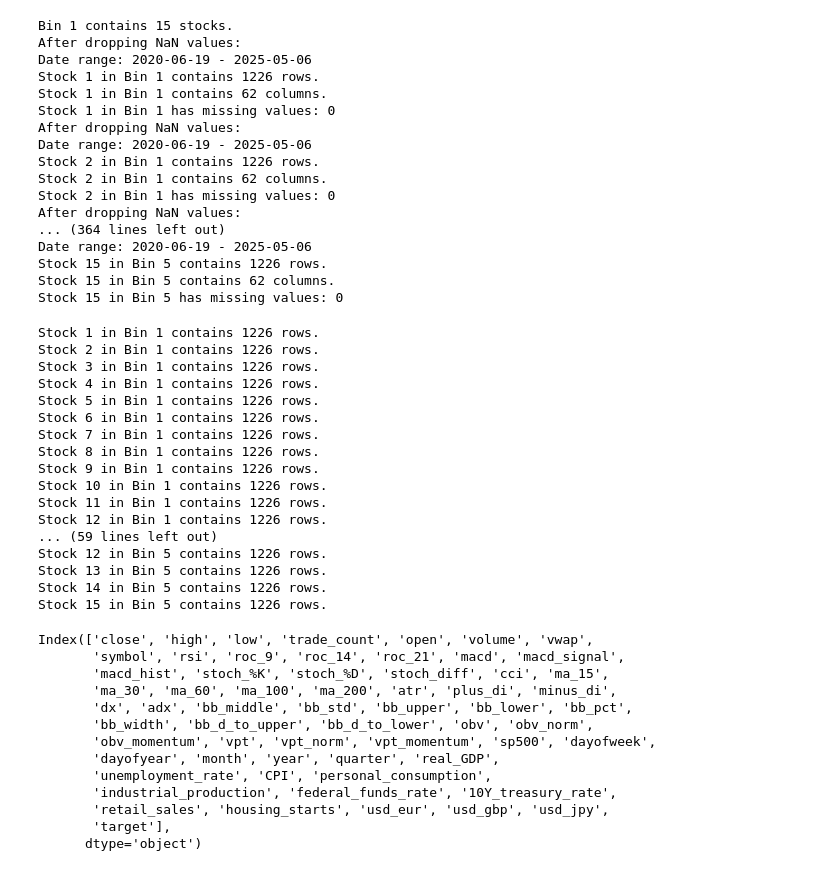
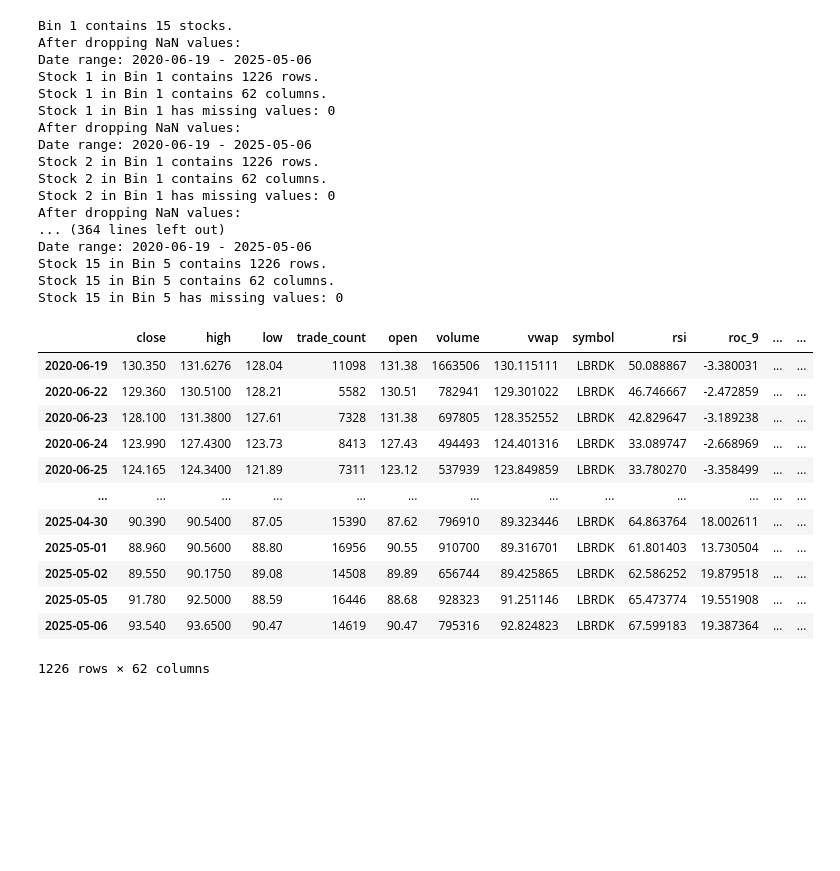
Before and after one commit to JAPARK10/BachelorsThesis, a Jupyter notebook: Data_Preprocessing_General.ipynb, the cells around one changed output. Drawn from its saved outputs; the diff is of its cells as text; code cells hidden in the pictures; blank space fills up the shorter version.

```diff
--- a/Data_Preprocessing_General.ipynb
+++ b/Data_Preprocessing_General.ipynb
@@ -343,25 +325,3 @@ Date range: 2020-06-19 - 2025-05-06
 Stock 15 in Bin 5 contains 1226 rows.
 Stock 15 in Bin 5 contains 62 columns.
 Stock 15 in Bin 5 has missing values: 0
-# %%
-for i in range(len(chosen_stocks)):
-    for j in range(len(chosen_stocks[i])):
-        print(f"Stock {j+1} in Bin {i+1} contains {len(chosen_stocks[i][j])} rows.")
-# %% [output]
-Stock 1 in Bin 1 contains 1226 rows.
-Stock 2 in Bin 1 contains 1226 rows.
-Stock 3 in Bin 1 contains 1226 rows.
-Stock 4 in Bin 1 contains 1226 rows.
-Stock 5 in Bin 1 contains 1226 rows.
-Stock 6 in Bin 1 contains 1226 rows.
-Stock 7 in Bin 1 contains 1226 rows.
-Stock 8 in Bin 1 contains 1226 rows.
-Stock 9 in Bin 1 contains 1226 rows.
-Stock 10 in Bin 1 contains 1226 rows.
-Stock 11 in Bin 1 contains 1226 rows.
-Stock 12 in Bin 1 contains 1226 rows.
-... (59 lines left out)
-Stock 12 in Bin 5 contains 1226 rows.
-Stock 13 in Bin 5 contains 1226 rows.
-Stock 14 in Bin 5 contains 1226 rows.
-Stock 15 in Bin 5 contains 1226 rows.
@@ -372,16 +328,16 @@ with open('processed_data/preprocessed_general.pkl', 'wb') as f:
 # %%
-chosen_stocks[0][0].columns
+chosen_stocks[2][14]
 # %% [output]
+|  | close | high | low | trade_count | open | volume | vwap | symbol | rsi | roc_9 | ... | ... |
+| 2020-06-19 | 130.350 | 131.6276 | 128.04 | 11098 | 131.38 | 1663506 | 130.115111 | LBRDK | 50.088867 | -3.380031 | ... | ... |
+| 2020-06-22 | 129.360 | 130.5100 | 128.21 | 5582 | 130.51 | 782941 | 129.301022 | LBRDK | 46.746667 | -2.472859 | ... | ... |
+| 2020-06-23 | 128.100 | 131.3800 | 127.61 | 7328 | 131.38 | 697805 | 128.352552 | LBRDK | 42.829647 | -3.189238 | ... | ... |
+| 2020-06-24 | 123.990 | 127.4300 | 123.73 | 8413 | 127.43 | 494493 | 124.401316 | LBRDK | 33.089747 | -2.668969 | ... | ... |
+| 2020-06-25 | 124.165 | 124.3400 | 121.89 | 7311 | 123.12 | 537939 | 123.849859 | LBRDK | 33.780270 | -3.358499 | ... | ... |
+| ... | ... | ... | ... | ... | ... | ... | ... | ... | ... | ... | ... | ... |
+| 2025-04-30 | 90.390 | 90.5400 | 87.05 | 15390 | 87.62 | 796910 | 89.323446 | LBRDK | 64.863764 | 18.002611 | ... | ... |
+| 2025-05-01 | 88.960 | 90.5600 | 88.80 | 16956 | 90.55 | 910700 | 89.316701 | LBRDK | 61.801403 | 13.730504 | ... | ... |
+| 2025-05-02 | 89.550 | 90.1750 | 89.08 | 14508 | 89.89 | 656744 | 89.425865 | LBRDK | 62.586252 | 19.879518 | ... | ... |
+| 2025-05-05 | 91.780 | 92.5000 | 88.59 | 16446 | 88.68 | 928323 | 91.251146 | LBRDK | 65.473774 | 19.551908 | ... | ... |
+| 2025-05-06 | 93.540 | 93.6500 | 90.47 | 14619 | 90.47 | 795316 | 92.824823 | LBRDK | 67.599183 | 19.387364 | ... | ... |
-Index(['close', 'high', 'low', 'trade_count', 'open', 'volume', 'vwap',
-       'symbol', 'rsi', 'roc_9', 'roc_14', 'roc_21', 'macd', 'macd_signal',
-       'macd_hist', 'stoch_%K', 'stoch_%D', 'stoch_diff', 'cci', 'ma_15',
-       'ma_30', 'ma_60', 'ma_100', 'ma_200', 'atr', 'plus_di', 'minus_di',
-       'dx', 'adx', 'bb_middle', 'bb_std', 'bb_upper', 'bb_lower', 'bb_pct',
-       'bb_width', 'bb_d_to_upper', 'bb_d_to_lower', 'obv', 'obv_norm',
-       'obv_momentum', 'vpt', 'vpt_norm', 'vpt_momentum', 'sp500', 'dayofweek',
-       'dayofyear', 'month', 'year', 'quarter', 'real_GDP',
-       'unemployment_rate', 'CPI', 'personal_consumption',
-       'industrial_production', 'federal_funds_rate', '10Y_treasury_rate',
-       'retail_sales', 'housing_starts', 'usd_eur', 'usd_gbp', 'usd_jpy',
-       'target'],
-      dtype='object')
+1226 rows × 62 columns
```
Also changed, not shown: parts of 6 cells of this notebook, 3 other files.
